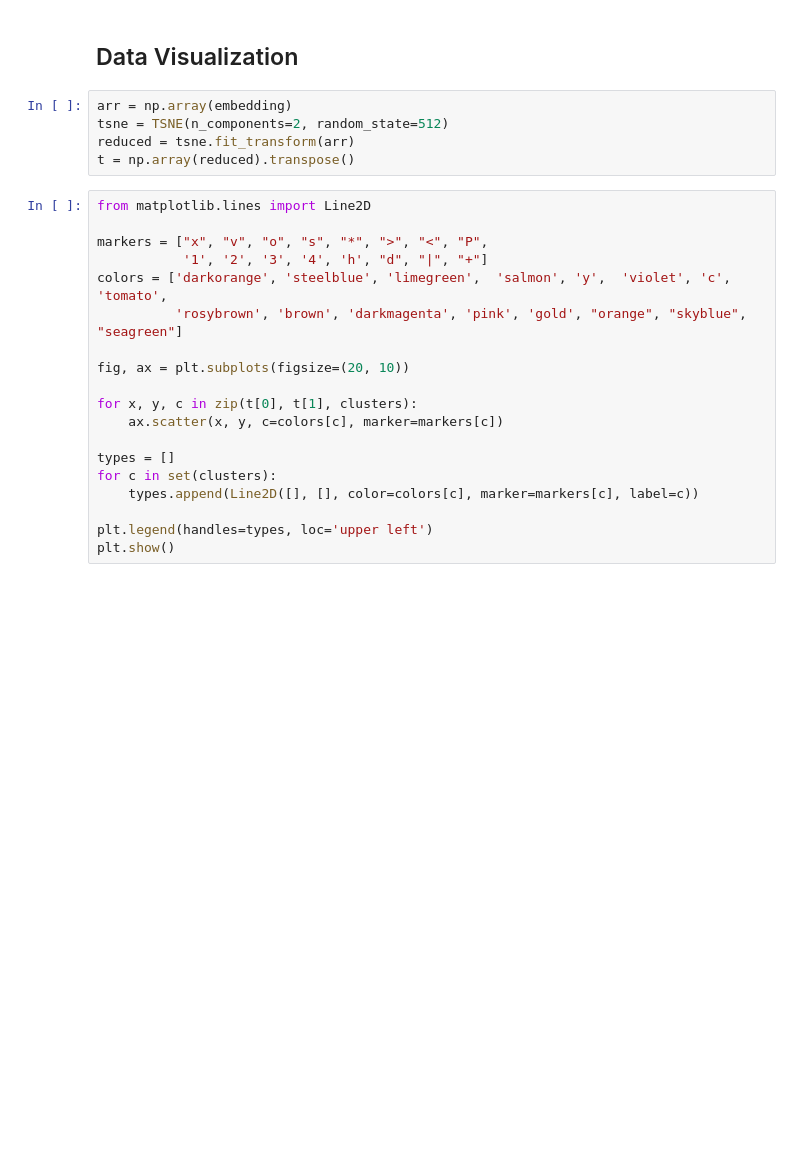
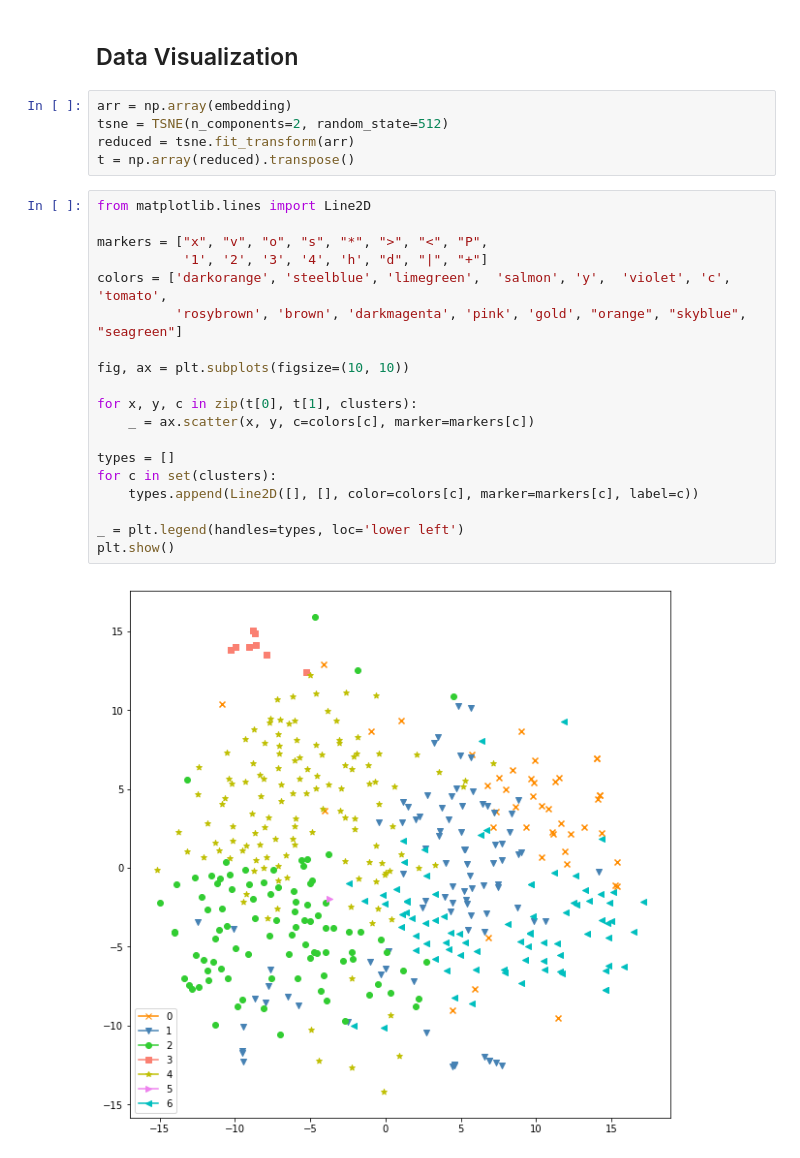
Before and after one commit to dawaraziz/Last_Statement_NLP, a Jupyter notebook: Lucas.ipynb, the cells around one changed output. Cells and saved outputs as stored; diff of their text form; blank space fills up the shorter version.

```diff
--- a/Lucas.ipynb
+++ b/Lucas.ipynb
@@ -333,19 +411,21 @@ t = np.array(reduced).transpose()
 # %%
 from matplotlib.lines import Line2D
 
 markers = ["x", "v", "o", "s", "*", ">", "<", "P",
            '1', '2', '3', '4', 'h', "d", "|", "+"]
 colors = ['darkorange', 'steelblue', 'limegreen',  'salmon', 'y',  'violet', 'c', 'tomato',
           'rosybrown', 'brown', 'darkmagenta', 'pink', 'gold', "orange", "skyblue", "seagreen"]
 
-fig, ax = plt.subplots(figsize=(20, 10))
+fig, ax = plt.subplots(figsize=(10, 10))
 
 for x, y, c in zip(t[0], t[1], clusters):
-    ax.scatter(x, y, c=colors[c], marker=markers[c])
+    _ = ax.scatter(x, y, c=colors[c], marker=markers[c])
 
 types = []
 for c in set(clusters):
     types.append(Line2D([], [], color=colors[c], marker=markers[c], label=c))
 
-plt.legend(handles=types, loc='upper left')
+_ = plt.legend(handles=types, loc='lower left')
 plt.show()
+# %% [output]
+[figure, added]
```
Also changed, not shown: parts of 20 cells of this notebook.
